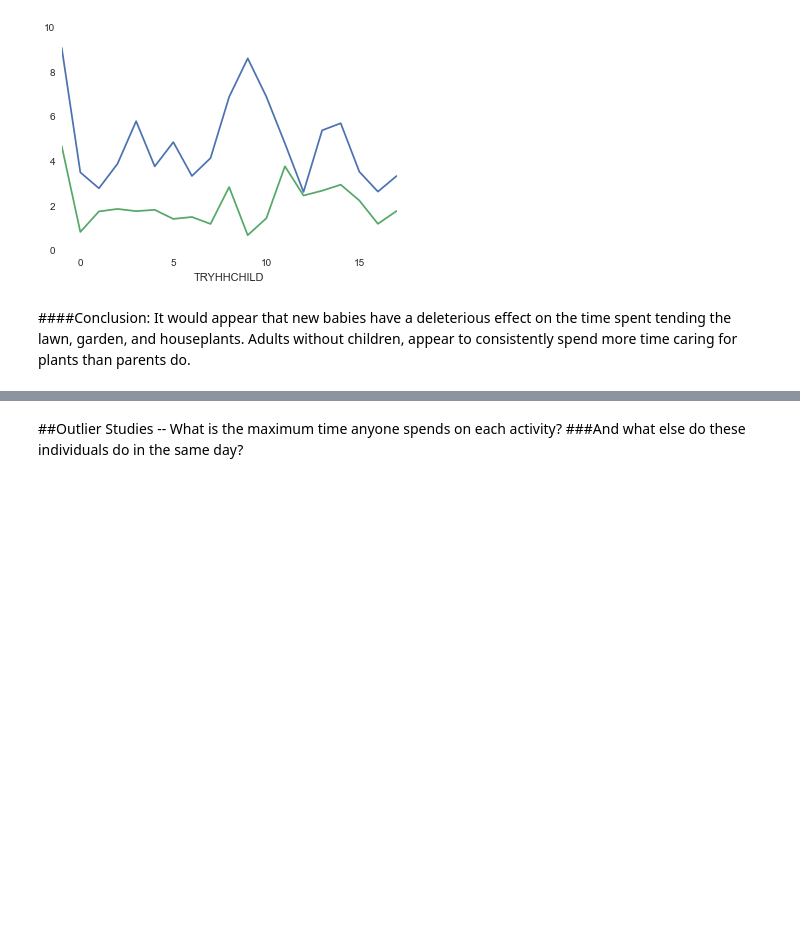
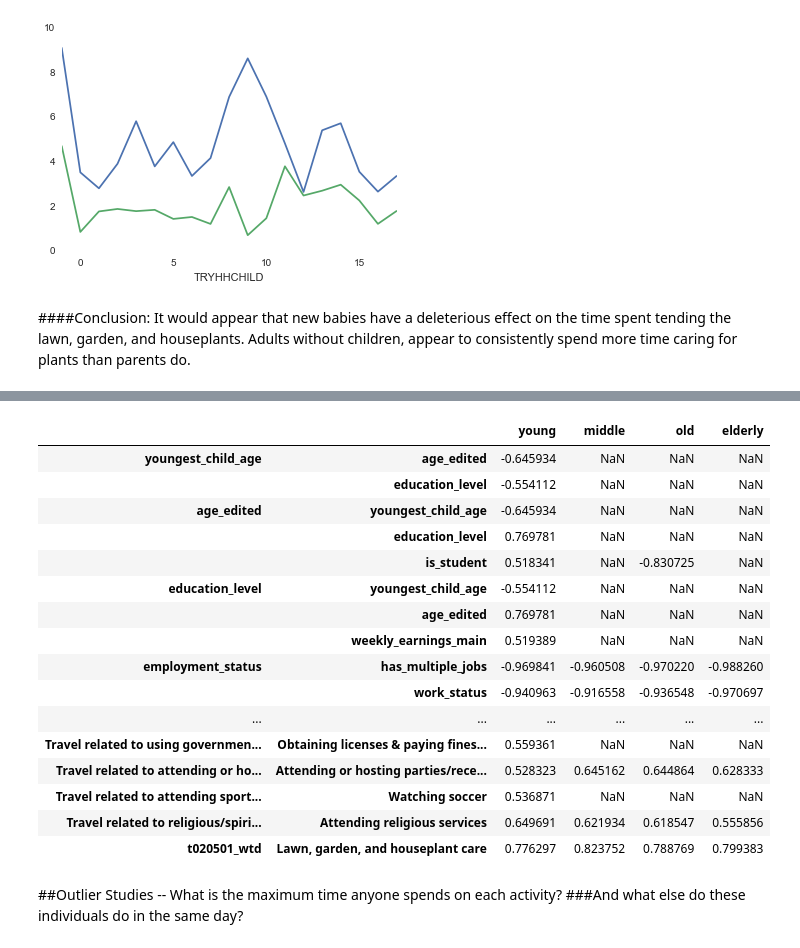
Before and after one commit to tiyd-python-2015-05/atus-analysis, a Jupyter notebook: ATUS_Analysis.ipynb, the cells around one changed output, grey strips where cells are left out. Cells and saved outputs as stored; diff of their text form; code cells hidden in the pictures; blank space fills up the shorter version.

```diff
--- a/ATUS_Analysis.ipynb
+++ b/ATUS_Analysis.ipynb
@@ -574,3 +609,25 @@ See the the caveats in the documentation: http://pandas.pydata.org/pandas-docs/s
+# %%
+pd.set_option('display.max_rows', 200)
+age_corrs = age_df.rename(index=summary_columns)
+age_corrs[[]]
+# %% [output]
+|  |  | young | middle | old | elderly |
+| youngest_child_age | age_edited | -0.645934 | NaN | NaN | NaN |
+|  | education_level | -0.554112 | NaN | NaN | NaN |
+| age_edited | youngest_child_age | -0.645934 | NaN | NaN | NaN |
+|  | education_level | 0.769781 | NaN | NaN | NaN |
+|  | is_student | 0.518341 | NaN | -0.830725 | NaN |
+| education_level | youngest_child_age | -0.554112 | NaN | NaN | NaN |
+|  | age_edited | 0.769781 | NaN | NaN | NaN |
+|  | weekly_earnings_main | 0.519389 | NaN | NaN | NaN |
+| employment_status | has_multiple_jobs | -0.969841 | -0.960508 | -0.970220 | -0.988260 |
+|  | work_status | -0.940963 | -0.916558 | -0.936548 | -0.970697 |
+| ... | ... | ... | ... | ... | ... |
+| Travel related to using governmen... | Obtaining licenses & paying fines... | 0.559361 | NaN | NaN | NaN |
+| Travel related to attending or ho... | Attending or hosting parties/rece... | 0.528323 | 0.645162 | 0.644864 | 0.628333 |
+| Travel related to attending sport... | Watching soccer | 0.536871 | NaN | NaN | NaN |
+| Travel related to religious/spiri... | Attending religious services | 0.649691 | 0.621934 | 0.618547 | 0.555856 |
+| t020501_wtd | Lawn, garden, and houseplant care | 0.776297 | 0.823752 | 0.788769 | 0.799383 |
 # %% [markdown]
 ##Outlier Studies -- What is the maximum time anyone spends on each activity?
 ###And what else do these individuals do in the same day?
```
Also changed, not shown: parts of 3 cells of this notebook.
